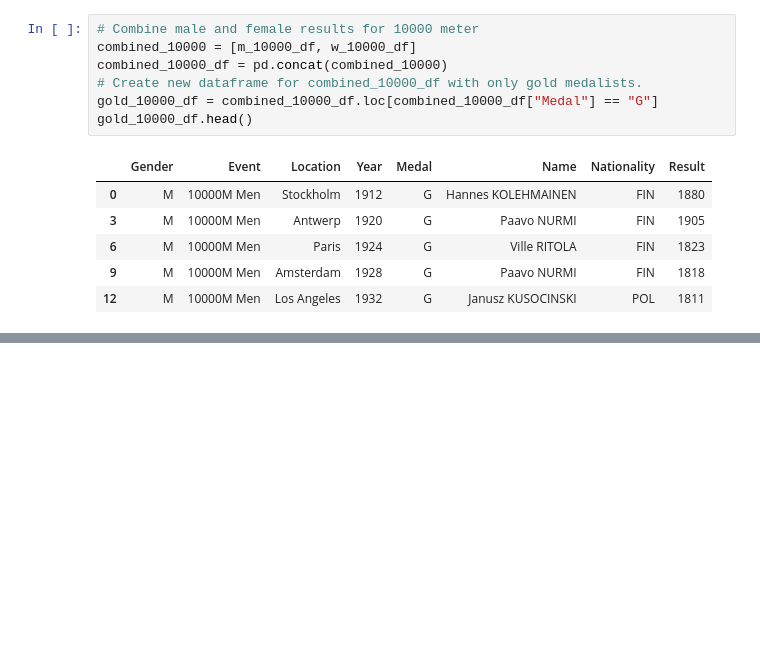
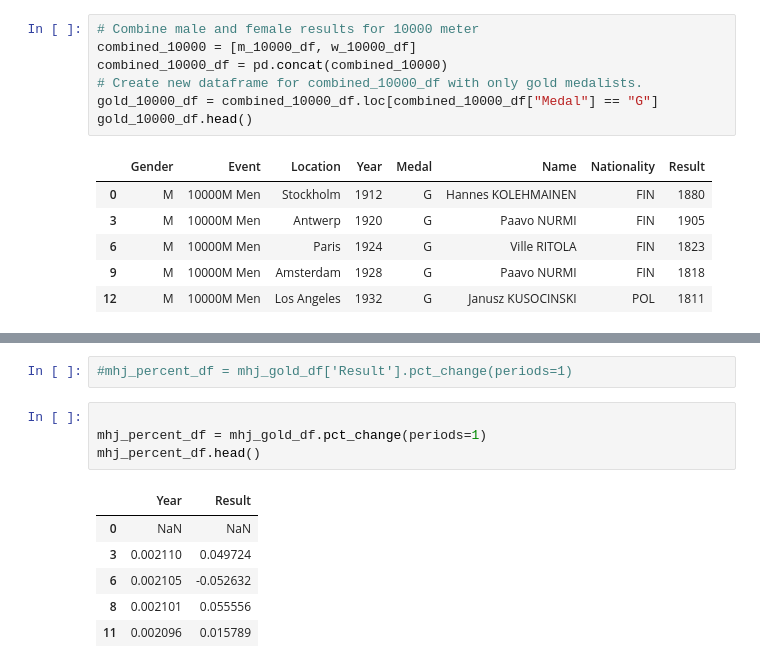
Before and after one commit to dstagner63/Project1, a Jupyter notebook: master_file.ipynb, the cells around one changed output, grey strips where cells are left out. Cells and saved outputs as stored; diff of their text form; blank space fills up the shorter version.

Commit message:
added percent change code

```diff
--- a/master_file.ipynb
+++ b/master_file.ipynb
@@ -491,0 +504,13 @@ gold_800_df.head()
+# %%
+#mhj_percent_df = mhj_gold_df['Result'].pct_change(periods=1)
+# %%
+
+mhj_percent_df = mhj_gold_df.pct_change(periods=1)
+mhj_percent_df.head()
+# %% [output]
+|  | Year | Result |
+| 0 | NaN | NaN |
+| 3 | 0.002110 | 0.049724 |
+| 6 | 0.002105 | -0.052632 |
+| 8 | 0.002101 | 0.055556 |
+| 11 | 0.002096 | 0.015789 |
```
Also changed, not shown: parts of 1 cell of this notebook.
